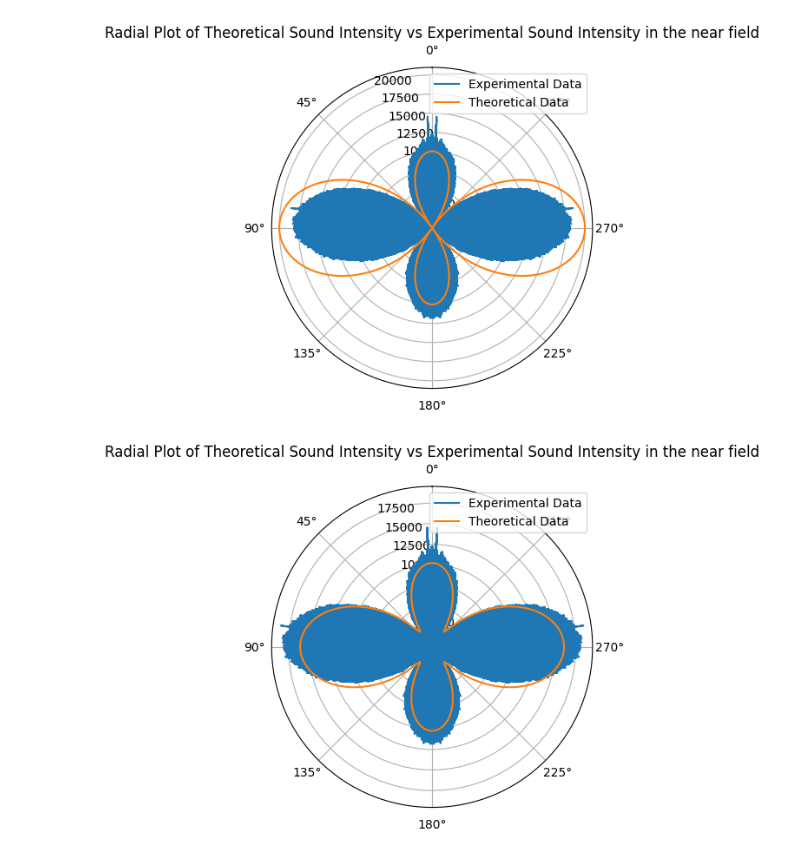
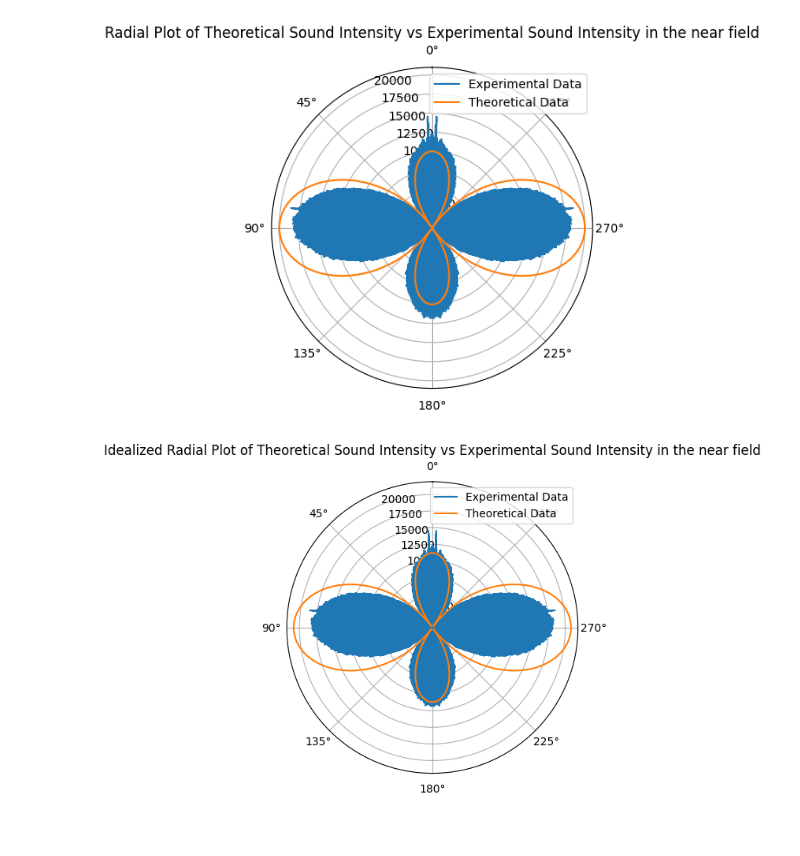
Before and after one commit to julianLapenna12/acoustic_radiation_modelling, a Jupyter notebook: notebooks/Ex1.acoustics.notebook.ipynb, the cells around one changed output. Cells and saved outputs as stored; diff of their text form; code cells hidden in the pictures; blank space fills up the shorter version.

```diff
--- a/notebooks/Ex1.acoustics.notebook.ipynb
+++ b/notebooks/Ex1.acoustics.notebook.ipynb
@@ -904,15 +907,16 @@ plt.show()
 # %% [output]
 [figure]
 # %%
-near_field_theory = near_field_magnitude(theta, 9, 0.12, 12)
+near_field_theory = near_field_magnitude(theta, 8, 0.05, 1.3)
 fig, ax = plt.subplots(subplot_kw={'projection': 'polar'})
 ax.plot(angles_full, abs(d1s_rotation_full), label='Experimental Data')
 ax.plot(theta+0.5*np.pi, abs(near_field_theory), label='Theoretical Data')
 
 ax.set_theta_zero_location("N")  # Set 0 degrees to the top
-ax.set_title("Radial Plot of Theoretical Sound Intensity vs Experimental Sound Intensity in the near field")
+ax.set_title("Idealized Radial Plot of Theoretical Sound Intensity vs " +
+             "Experimental Sound Intensity in the near field")
 ax.legend(loc='upper right')
 
 plt.show()
 # %% [output]
-[figure, old version]
+[figure, new version]
```
Also changed, not shown: parts of 4 cells of this notebook.
